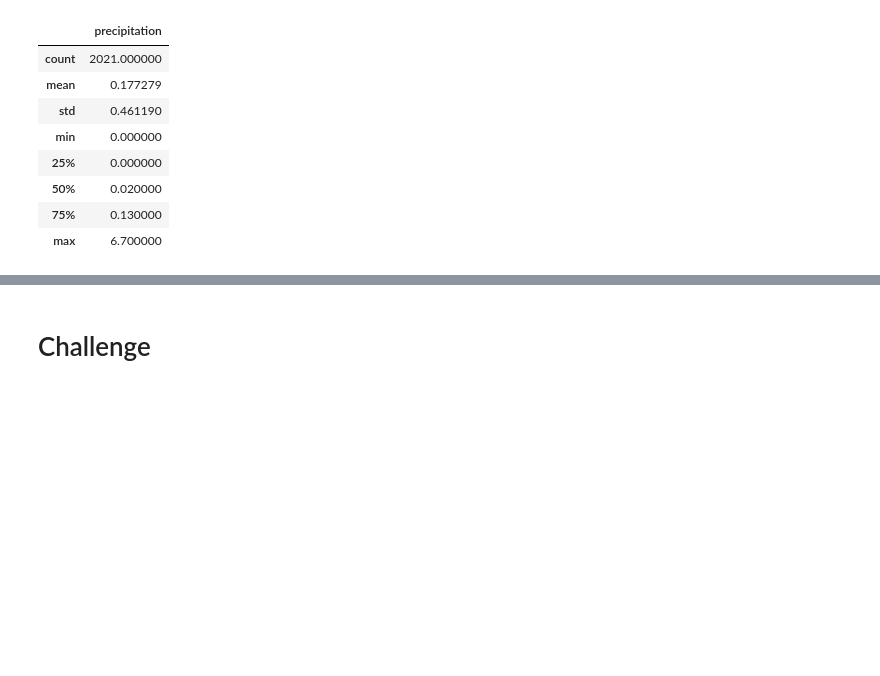
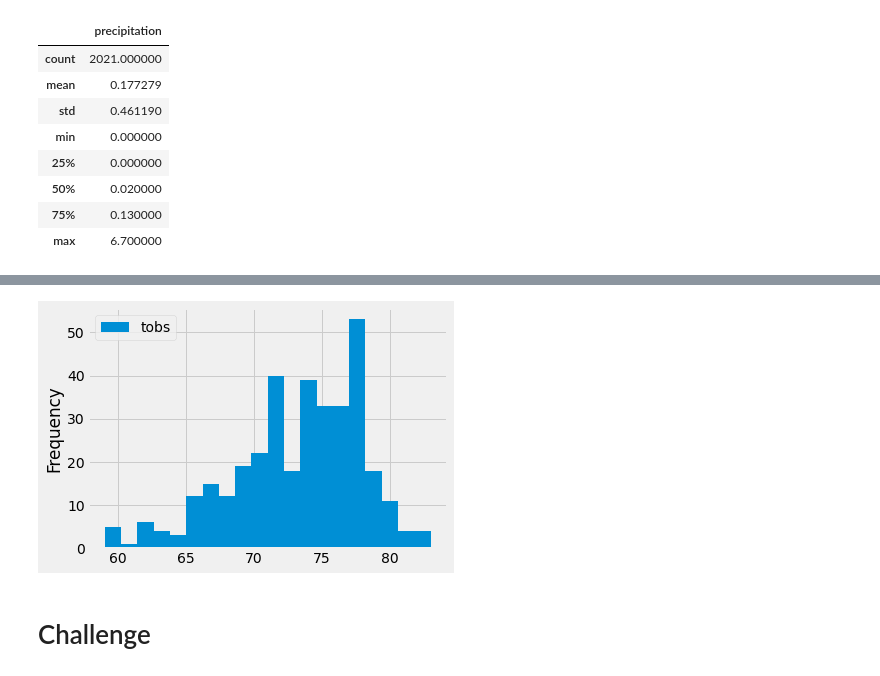
Before and after one commit to jbalaszi/surf_up, a Jupyter notebook: climate_analysis.ipynb, the cells around one changed output, grey strips where cells are left out. Drawn from its saved outputs; the diff is of its cells as text; code cells hidden in the pictures; blank space fills up the shorter version.

```diff
--- a/climate_analysis.ipynb
+++ b/climate_analysis.ipynb
@@ -84,3 +122,10 @@ df.describe()
+# %%
+#Skill Drill - 20 bins
+# Plot Temp. Observations on histogram
+df.plot.hist(bins=20)
+plt.tight_layout()
+# %% [output]
+[figure, added]
 # %%
 # Write a function called `calc_temps` that will accept start date and end date in the format '%Y-%m-%d'
 # and return the minimum, average, and maximum temperatures for that range of dates
```
Also changed, not shown: parts of 5 cells of this notebook, 1 other file.
